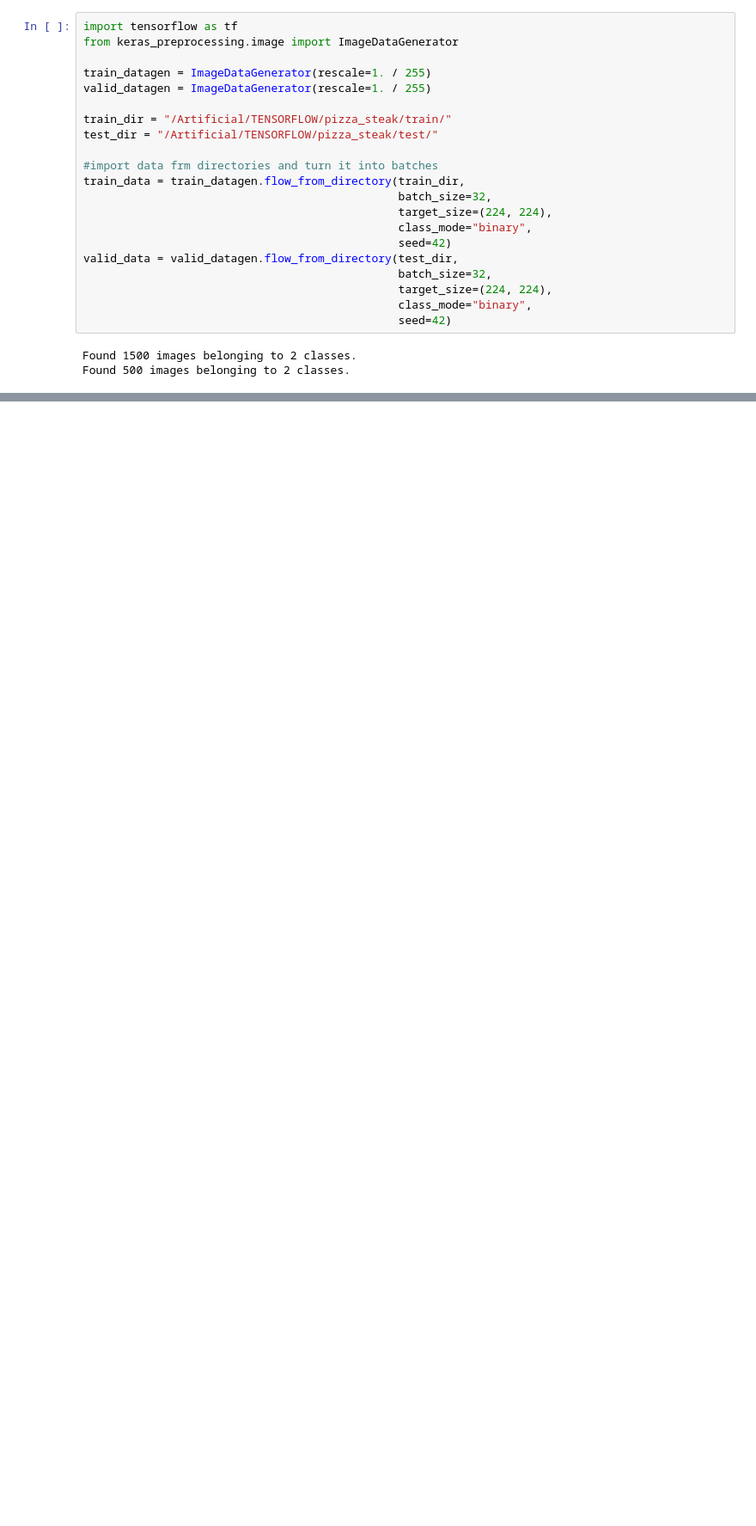
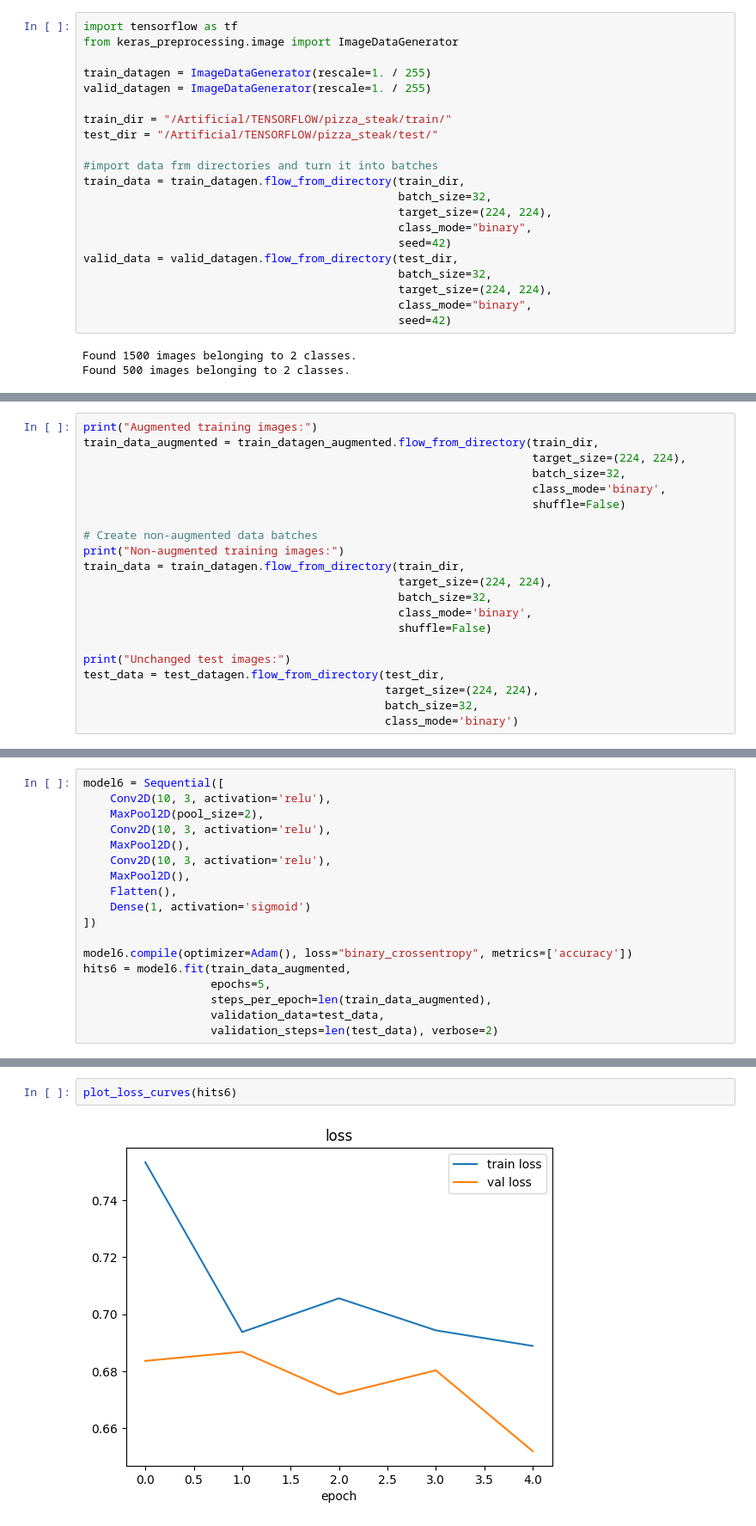
Before and after one commit to kuanmol/aimldl, a Jupyter notebook: TENSORFLOW/cnn computer vision.ipynb, the cells around one changed output, grey strips where cells are left out. Shown: that part at 86% size. Drawn from its saved outputs; the diff is of its cells as text; blank space fills up the shorter version.

```diff
--- a/TENSORFLOW/cnn computer vision.ipynb
+++ b/TENSORFLOW/cnn computer vision.ipynb
@@ -218,0 +440,21 @@ Epoch 5/5
+# %%
+print("Augmented training images:")
+train_data_augmented = train_datagen_augmented.flow_from_directory(train_dir,
+                                                                   target_size=(224, 224),
+                                                                   batch_size=32,
+                                                                   class_mode='binary',
+                                                                   shuffle=False)
+
+# Create non-augmented data batches
+print("Non-augmented training images:")
+train_data = train_datagen.flow_from_directory(train_dir,
+                                               target_size=(224, 224),
+                                               batch_size=32,
+                                               class_mode='binary',
+                                               shuffle=False)
+
+print("Unchanged test images:")
+test_data = test_datagen.flow_from_directory(test_dir,
+                                             target_size=(224, 224),
+                                             batch_size=32,
+                                             class_mode='binary')
@@ -218,0 +480,18 @@ Epoch 5/5
+# %%
+model6 = Sequential([
+    Conv2D(10, 3, activation='relu'),
+    MaxPool2D(pool_size=2),
+    Conv2D(10, 3, activation='relu'),
+    MaxPool2D(),
+    Conv2D(10, 3, activation='relu'),
+    MaxPool2D(),
+    Flatten(),
+    Dense(1, activation='sigmoid')
+])
+
+model6.compile(optimizer=Adam(), loss="binary_crossentropy", metrics=['accuracy'])
+hits6 = model6.fit(train_data_augmented,
+                   epochs=5,
+                   steps_per_epoch=len(train_data_augmented),
+                   validation_data=test_data,
+                   validation_steps=len(test_data), verbose=2)
@@ -218,0 +509,4 @@ Epoch 5/5
+# %%
+plot_loss_curves(hits6)
+# %% [output]
+[figure, added]
```
Also changed, not shown: parts of 28 cells of this notebook.
